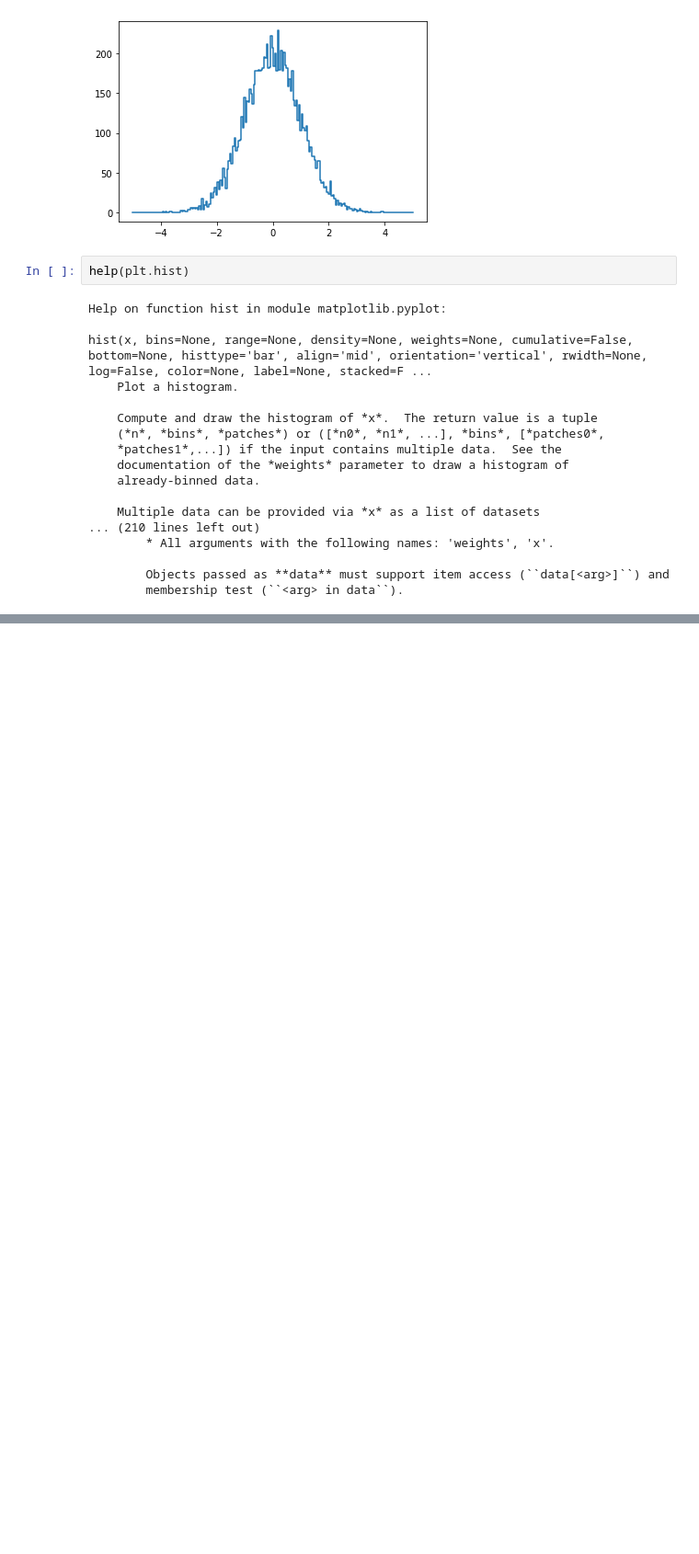
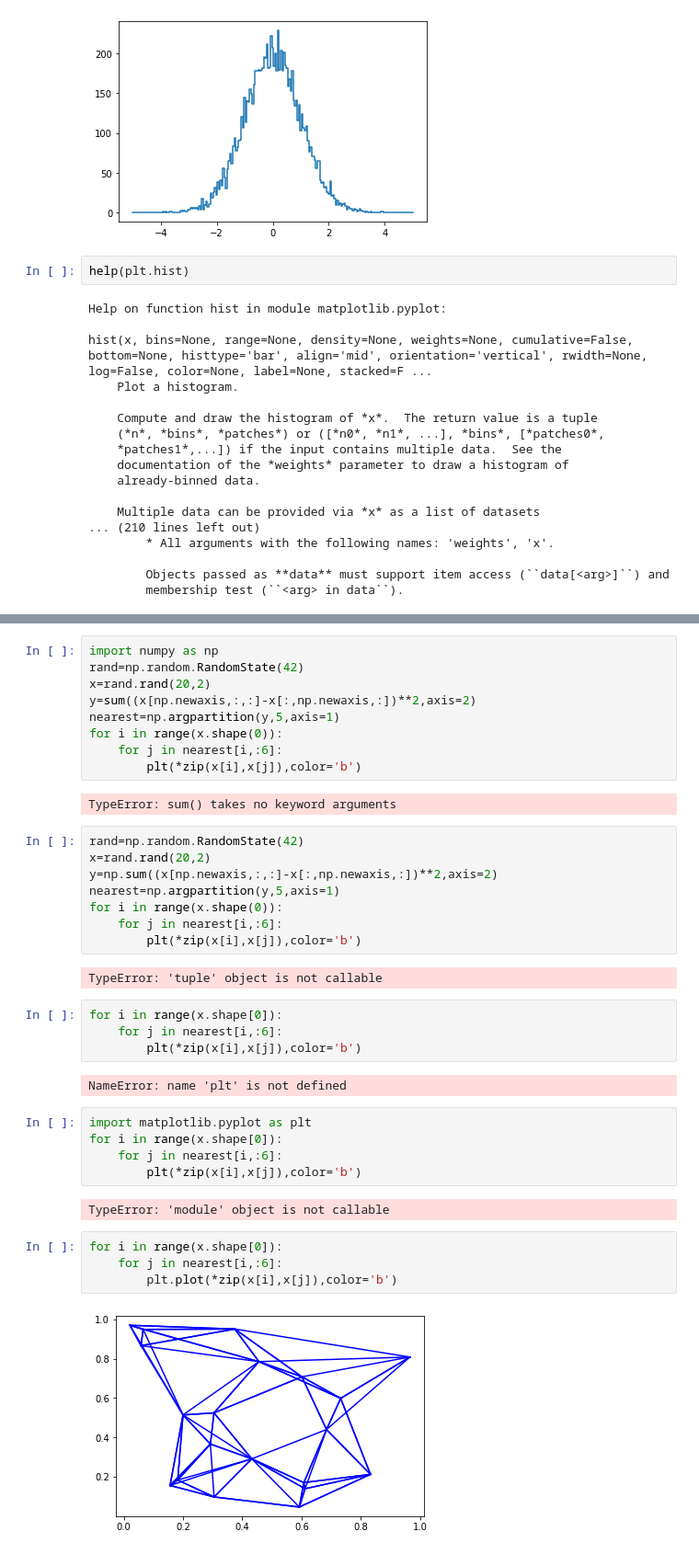
Before and after one commit to zxc2012/PAT_Code, a Jupyter notebook: py/histogram_test.ipynb, the cells around one changed output, grey strips where cells are left out. Shown at 92% size. Drawn from its saved outputs; the diff is of its cells as text; blank space fills up the shorter version.

```diff
--- a/py/histogram_test.ipynb
+++ b/py/histogram_test.ipynb
@@ -103,0 +123,40 @@ hist(x, bins=None, range=None, density=None, weights=None, cumulative=False, bot
+# %%
+import numpy as np
+rand=np.random.RandomState(42)
+x=rand.rand(20,2)
+y=sum((x[np.newaxis,:,:]-x[:,np.newaxis,:])**2,axis=2)
+nearest=np.argpartition(y,5,axis=1)
+for i in range(x.shape(0)):
+    for j in nearest[i,:6]:
+        plt(*zip(x[i],x[j]),color='b')
+# %% [output]
+TypeError: sum() takes no keyword arguments
+# %%
+rand=np.random.RandomState(42)
+x=rand.rand(20,2)
+y=np.sum((x[np.newaxis,:,:]-x[:,np.newaxis,:])**2,axis=2)
+nearest=np.argpartition(y,5,axis=1)
+for i in range(x.shape(0)):
+    for j in nearest[i,:6]:
+        plt(*zip(x[i],x[j]),color='b')
+# %% [output]
+TypeError: 'tuple' object is not callable
+# %%
+for i in range(x.shape[0]):
+    for j in nearest[i,:6]:
+        plt(*zip(x[i],x[j]),color='b')
+# %% [output]
+NameError: name 'plt' is not defined
+# %%
+import matplotlib.pyplot as plt
+for i in range(x.shape[0]):
+    for j in nearest[i,:6]:
+        plt(*zip(x[i],x[j]),color='b')
+# %% [output]
+TypeError: 'module' object is not callable
+# %%
+for i in range(x.shape[0]):
+    for j in nearest[i,:6]:
+        plt.plot(*zip(x[i],x[j]),color='b')
+# %% [output]
+[figure, added]
```
Also changed, not shown: parts of 6 cells of this notebook.
